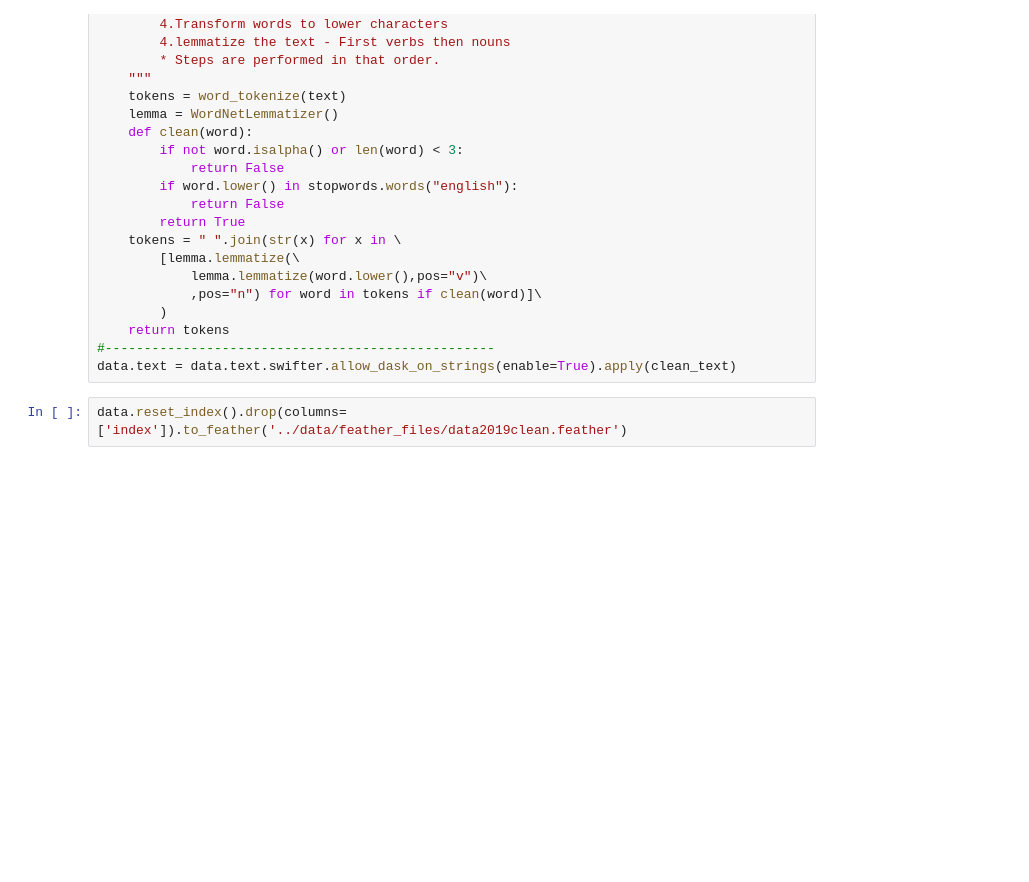
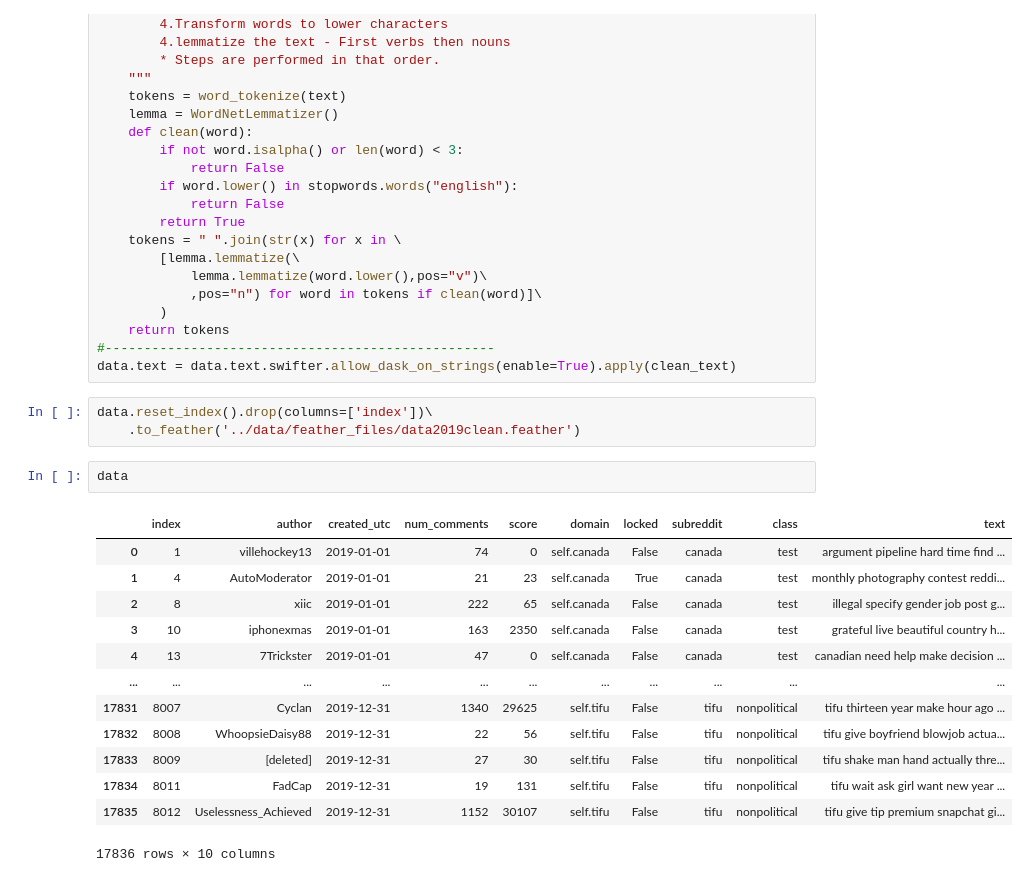
Before and after one commit to khaledfouda/A-probabilistic-model-for-text-categorization, a Jupyter notebook: notebooks/Untitled.ipynb, the cells around one changed output. Saved outputs shown, nothing was run; the diff lists cells and outputs as text; blank space fills up the shorter version.

```diff
--- a/notebooks/Untitled.ipynb
+++ b/notebooks/Untitled.ipynb
@@ -88,4 +88,21 @@ def clean_text(text):
 #--------------------------------------------------
 data.text = data.text.swifter.allow_dask_on_strings(enable=True).apply(clean_text)
 # %%
-data.reset_index().drop(columns=['index']).to_feather('../data/feather_files/data2019clean.feather')
+data.reset_index().drop(columns=['index'])\
+    .to_feather('../data/feather_files/data2019clean.feather')
+# %%
+data
+# %% [output]
+|  | index | author | created_utc | num_comments | score | domain | locked | subreddit | class | text |
+| 0 | 1 | villehockey13 | 2019-01-01 | 74 | 0 | self.canada | False | canada | test | argument pipeline hard time find ... |
+| 1 | 4 | AutoModerator | 2019-01-01 | 21 | 23 | self.canada | True | canada | test | monthly photography contest reddi... |
+| 2 | 8 | xiic | 2019-01-01 | 222 | 65 | self.canada | False | canada | test | illegal specify gender job post g... |
+| 3 | 10 | iphonexmas | 2019-01-01 | 163 | 2350 | self.canada | False | canada | test | grateful live beautiful country h... |
+| 4 | 13 | 7Trickster | 2019-01-01 | 47 | 0 | self.canada | False | canada | test | canadian need help make decision ... |
+| ... | ... | ... | ... | ... | ... | ... | ... | ... | ... | ... |
+| 17831 | 8007 | Cyclan | 2019-12-31 | 1340 | 29625 | self.tifu | False | tifu | nonpolitical | tifu thirteen year make hour ago ... |
+| 17832 | 8008 | WhoopsieDaisy88 | 2019-12-31 | 22 | 56 | self.tifu | False | tifu | nonpolitical | tifu give boyfriend blowjob actua... |
+| 17833 | 8009 | [deleted] | 2019-12-31 | 27 | 30 | self.tifu | False | tifu | nonpolitical | tifu shake man hand actually thre... |
+| 17834 | 8011 | FadCap | 2019-12-31 | 19 | 131 | self.tifu | False | tifu | nonpolitical | tifu wait ask girl want new year ... |
+| 17835 | 8012 | Uselessness_Achieved | 2019-12-31 | 1152 | 30107 | self.tifu | False | tifu | nonpolitical | tifu give tip premium snapchat gi... |
+17836 rows × 10 columns
```
Also changed, not shown: parts of 4 cells of this notebook, 2 other files.
